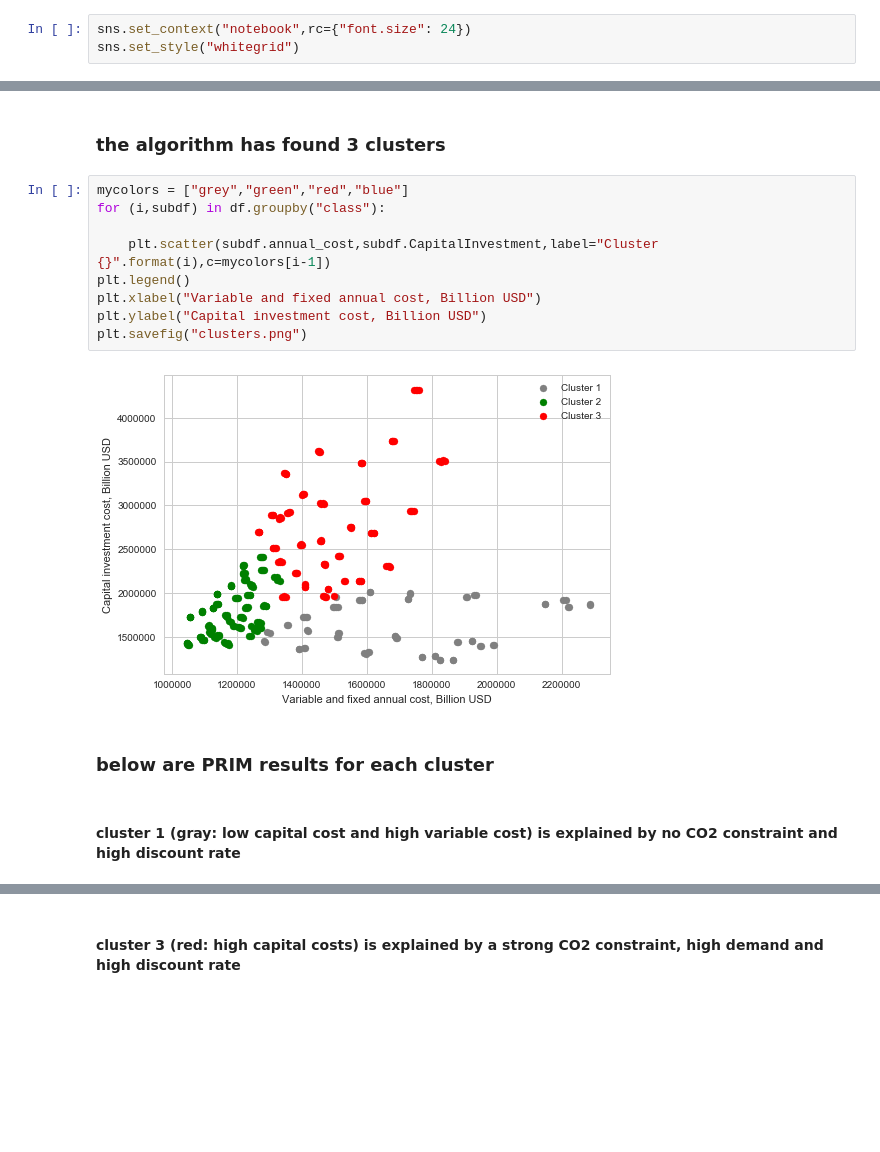
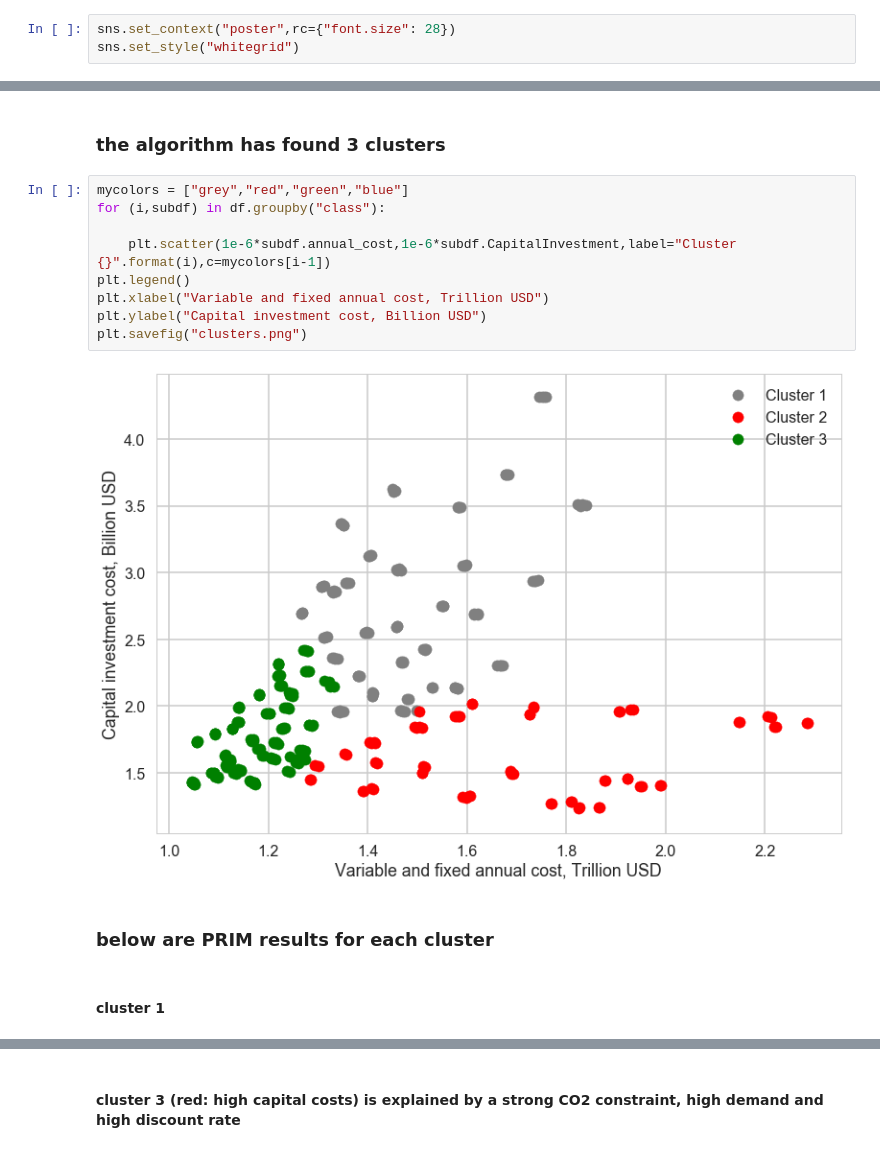
Before and after one commit to julierozenberg/KTH_energy_scenarios, a Jupyter notebook: SAMBA_clustering_scenario_discovery.ipynb, the cells around one changed output, grey strips where cells are left out. Drawn from its saved outputs; the diff is of its cells as text; blank space fills up the shorter version.

```diff
--- a/SAMBA_clustering_scenario_discovery.ipynb
+++ b/SAMBA_clustering_scenario_discovery.ipynb
@@ -8,7 +8,7 @@ from sklearn import mixture
 # %%
 %matplotlib inline
 # %%
-sns.set_context("notebook",rc={"font.size": 24})
+sns.set_context("poster",rc={"font.size": 28})
 sns.set_style("whitegrid")
 # %%
 data = pd.read_excel("SAMBA scenario results all runs.xlsx","Capitalinv Variable and Fixed")
@@ -154,20 +149,20 @@ df = dummy[1]
 # %% [markdown]
 ### the algorithm has found 3 clusters
 # %%
-mycolors = ["grey","green","red","blue"]
+mycolors = ["grey","red","green","blue"]
 for (i,subdf) in df.groupby("class"):
 
-    plt.scatter(subdf.annual_cost,subdf.CapitalInvestment,label="Cluster {}".format(i),c=mycolors[i-1])
+    plt.scatter(1e-6*subdf.annual_cost,1e-6*subdf.CapitalInvestment,label="Cluster {}".format(i),c=mycolors[i-1])
 plt.legend()
-plt.xlabel("Variable and fixed annual cost, Billion USD")
+plt.xlabel("Variable and fixed annual cost, Trillion USD")
 plt.ylabel("Capital investment cost, Billion USD")
 plt.savefig("clusters.png")
 # %% [output]
-[figure, old version]
+[figure, new version]
 # %% [markdown]
 ### below are PRIM results for each cluster
-# %% [markdown]
-#### cluster 1 (gray: low capital cost and high variable cost) is explained by no CO2 constraint and high discount rate
+# %% [markdown]
+#### cluster 1
 # %%
 boxes[0].limits
 # %% [output]
```
Also changed, not shown: parts of 7 cells of this notebook.
